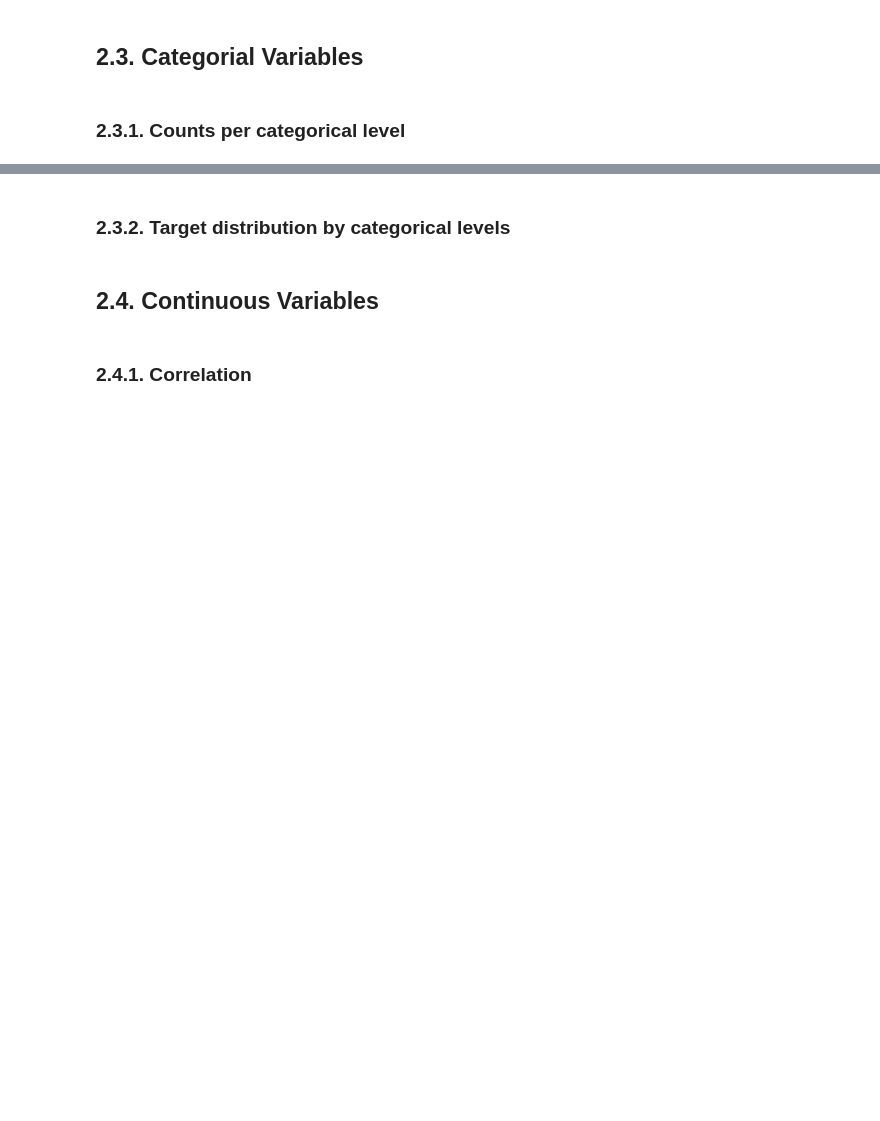
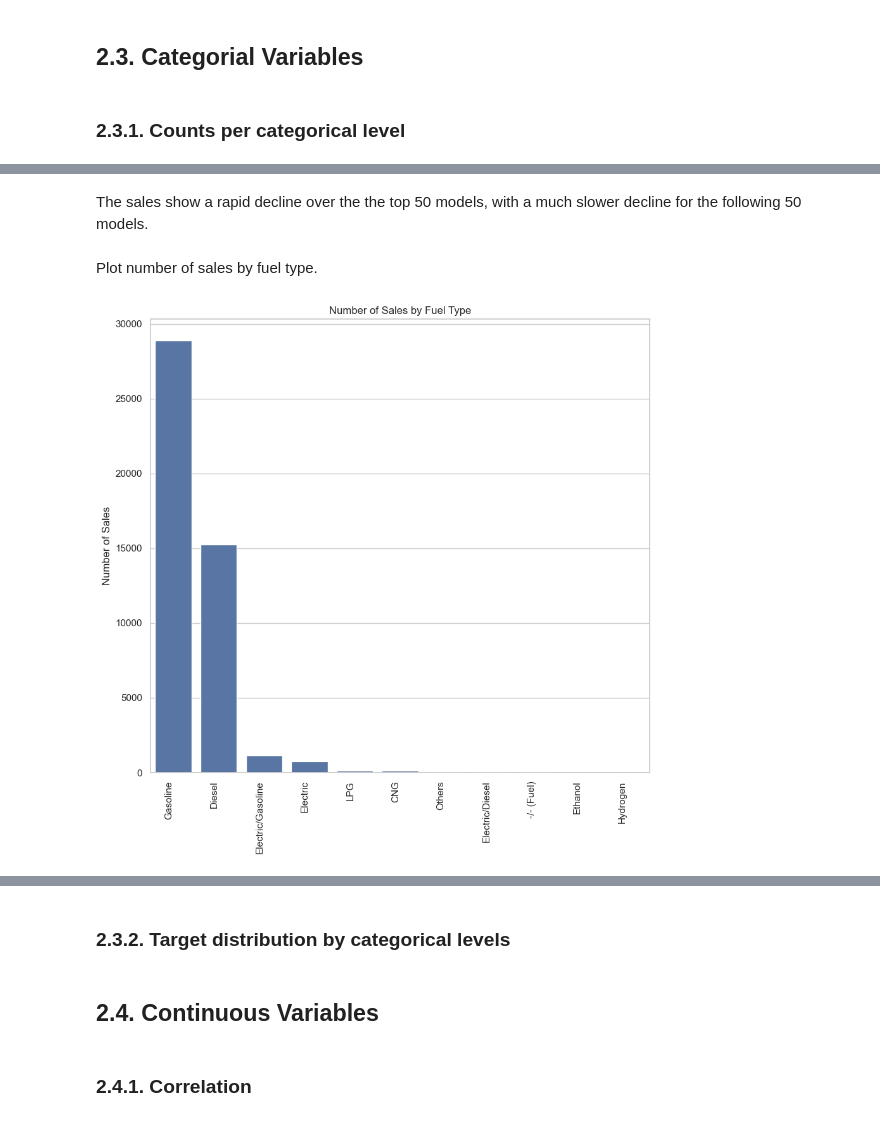
Before and after one commit to JAlbertOfficial/autoscout24-car-price-prediction, a Jupyter notebook: notebooks/1.0-ja-initial-data-exploration.ipynb, the cells around one changed output, grey strips where cells are left out. Saved outputs shown, nothing was run; the diff lists cells and outputs as text; code cells hidden in the pictures; blank space fills up the shorter version.

```diff
--- a/notebooks/1.0-ja-initial-data-exploration.ipynb
+++ b/notebooks/1.0-ja-initial-data-exploration.ipynb
@@ -114,0 +190,26 @@ plt.show()
+# %% [markdown]
+The sales show a rapid decline over the the top 50 models, with a much slower decline for the following 50 models.
+# %% [markdown]
+Plot number of sales by fuel type.
+# %%
+# Set the style for seaborn
+sns.set_theme(style="whitegrid")
+
+# Set up the matplotlib figure for each variable
+plt.figure(figsize=(9, 9))
+
+# Create a barplot for the current variable
+sns.barplot(x='Level', y='Count', data=counts_df[counts_df['Variable'] == 'fuel'])
+# Customize the plot
+plt.title(f'Number of Sales by Fuel Type')
+plt.xlabel('')
+plt.ylabel('Number of Sales')
+
+# Rotate x-axis labels for better readability
+plt.xticks(rotation=90, ha='right')
+
+# Show the plot for the current variable
+plt.tight_layout()
+plt.show()
+# %% [output]
+[figure, added]
```
Also changed, not shown: parts of 15 cells of this notebook, 1 other file.
